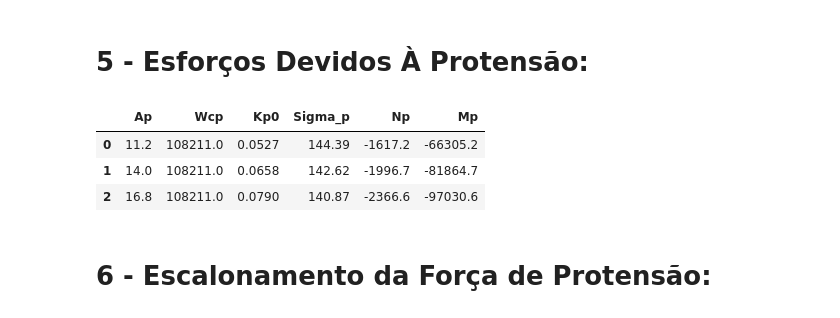
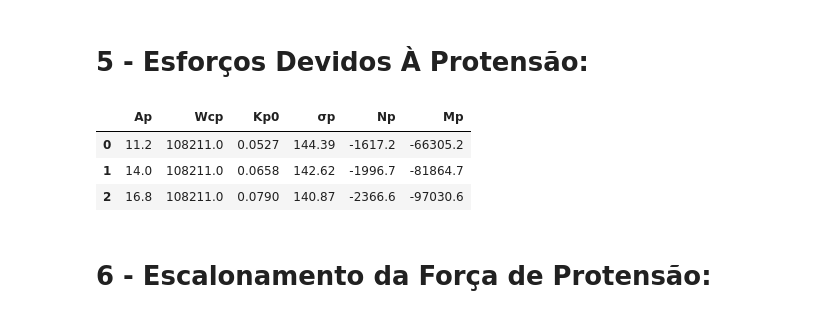
Before and after one commit to GarciaGabe/eng, a Jupyter notebook: Viga Protendida.ipynb, the cells around one changed output. Drawn from its saved outputs; the diff is of its cells as text; code cells hidden in the pictures.

```diff
--- a/Viga Protendida.ipynb
+++ b/Viga Protendida.ipynb
@@ -446,10 +451,10 @@ for i in range(len(qntCordoalhas)):
 # %%
 tabela1 = pd.DataFrame([A_p, W_cp, K_p0, sigma_p, N_p, M_p])
 tabela1 = tabela1.transpose()
-tabela1.rename(columns={0:'Ap',1:'Wcp',2:'Kp0',3:'Sigma_p',4:'Np',5:'Mp'},inplace = True)
+tabela1.rename(columns={0:'Ap',1:'Wcp',2:'Kp0',3:'\u03C3p',4:'Np',5:'Mp'},inplace = True)
 display(tabela1)
 # %% [output]
-|  | Ap | Wcp | Kp0 | Sigma_p | Np | Mp |
+|  | Ap | Wcp | Kp0 | σp | Np | Mp |
 | 0 | 11.2 | 108211.0 | 0.0527 | 144.39 | -1617.2 | -66305.2 |
 | 1 | 14.0 | 108211.0 | 0.0658 | 142.62 | -1996.7 | -81864.7 |
 | 2 | 16.8 | 108211.0 | 0.0790 | 140.87 | -2366.6 | -97030.6 |
```
Also changed, not shown: parts of 3 cells of this notebook.
